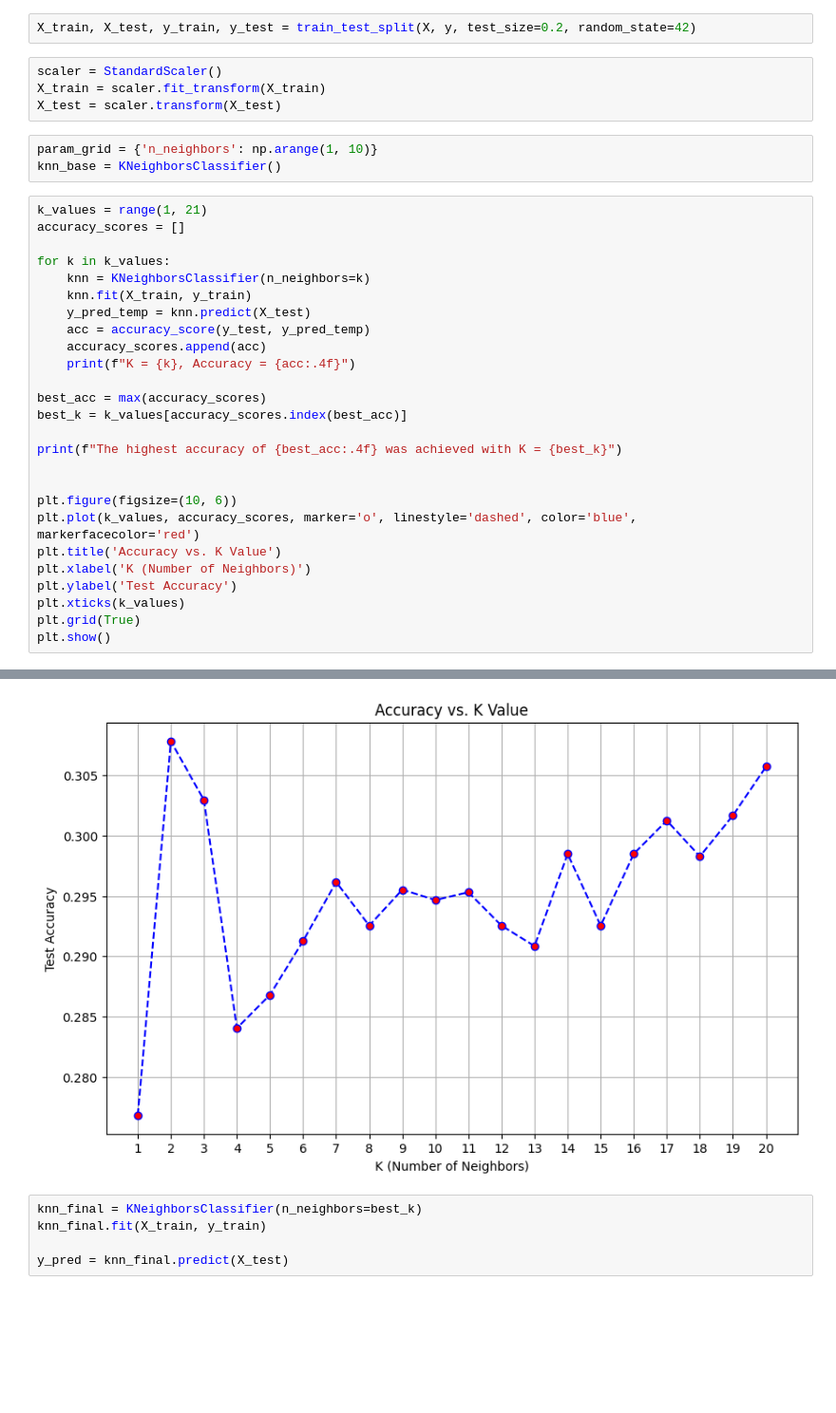
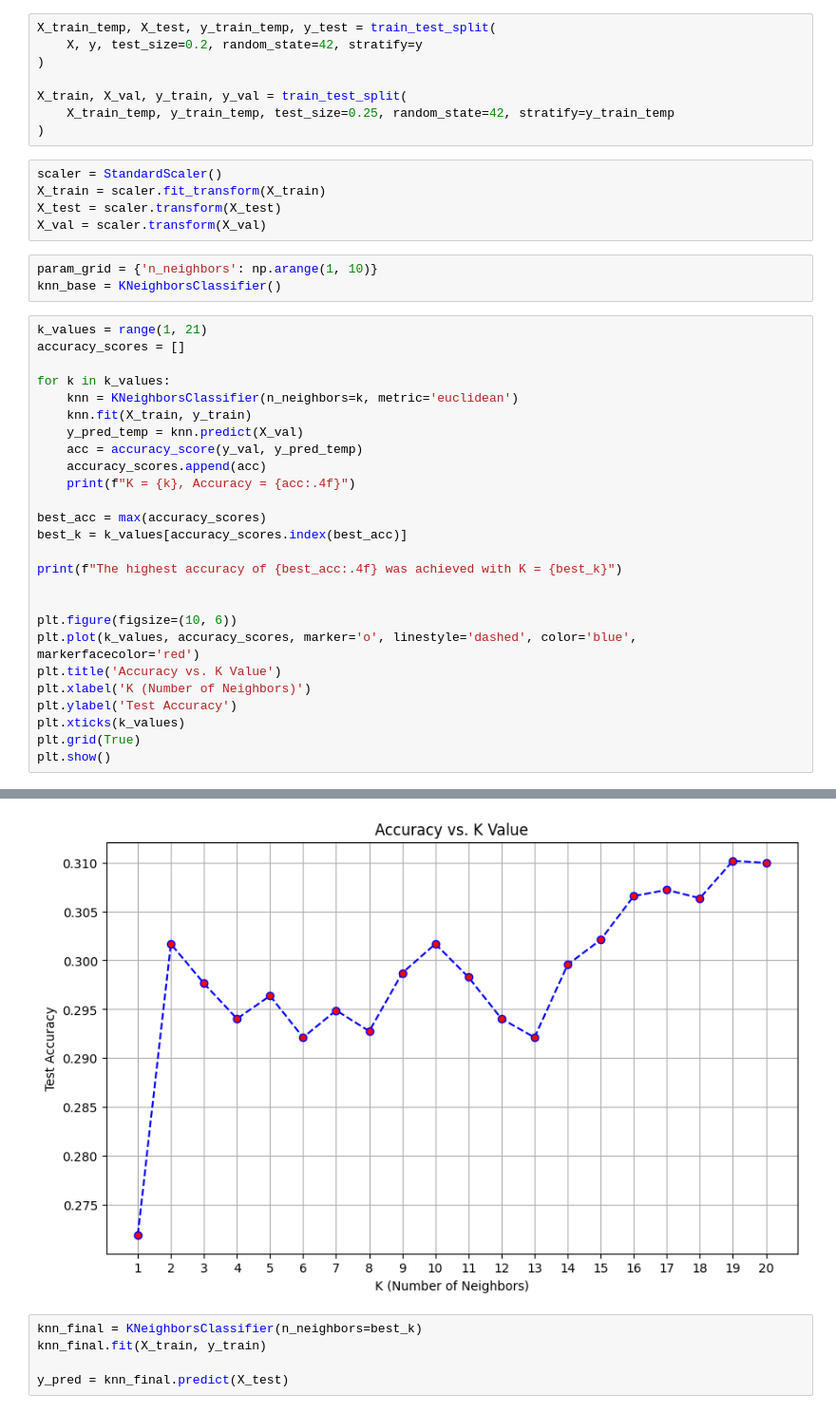
Before and after one commit to amir-haji/ML-Datathon1, a Jupyter notebook: Datathon1.ipynb, the cells around one changed output, grey strips where cells are left out. Shown at 95% size. Cells and saved outputs as stored; diff of their text form; blank space fills up the shorter version.

```diff
--- a/Datathon1.ipynb
+++ b/Datathon1.ipynb
@@ -94,11 +93,18 @@ data['Gender'] = le.fit_transform(data['Gender'])
 X = data[['Age', 'Gender', 'Calorie_Intake', 'Sugar_Intake', 'Physical_Activity',
        'Fast_Food_Frequency', 'Screen_Time']]
 # %%
-X_train, X_test, y_train, y_test = train_test_split(X, y, test_size=0.2, random_state=42)
+X_train_temp, X_test, y_train_temp, y_test = train_test_split(
+    X, y, test_size=0.2, random_state=42, stratify=y
+)
+
+X_train, X_val, y_train, y_val = train_test_split(
+    X_train_temp, y_train_temp, test_size=0.25, random_state=42, stratify=y_train_temp
+)
 # %%
 scaler = StandardScaler()
 X_train = scaler.fit_transform(X_train)
 X_test = scaler.transform(X_test)
+X_val = scaler.transform(X_val)
 # %%
 param_grid = {'n_neighbors': np.arange(1, 10)}
 knn_base = KNeighborsClassifier()
@@ -107,10 +113,10 @@ k_values = range(1, 21)
 accuracy_scores = []
 
 for k in k_values:
-    knn = KNeighborsClassifier(n_neighbors=k)
+    knn = KNeighborsClassifier(n_neighbors=k, metric='euclidean')
     knn.fit(X_train, y_train)
-    y_pred_temp = knn.predict(X_test)
-    acc = accuracy_score(y_test, y_pred_temp)
+    y_pred_temp = knn.predict(X_val)
+    acc = accuracy_score(y_val, y_pred_temp)
     accuracy_scores.append(acc)
     print(f"K = {k}, Accuracy = {acc:.4f}")
 
@@ -149,4 +155,4 @@ The highest accuracy of 0.3078 was achieved with K = 2
-[figure, old version]
+[figure, new version]
 # %%
 knn_final = KNeighborsClassifier(n_neighbors=best_k)
 knn_final.fit(X_train, y_train)
```
Also changed, not shown: parts of 4 cells of this notebook.
